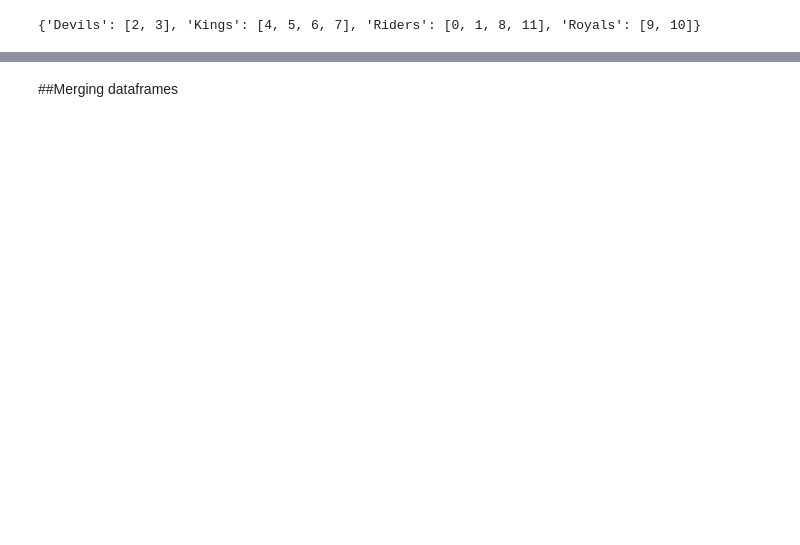
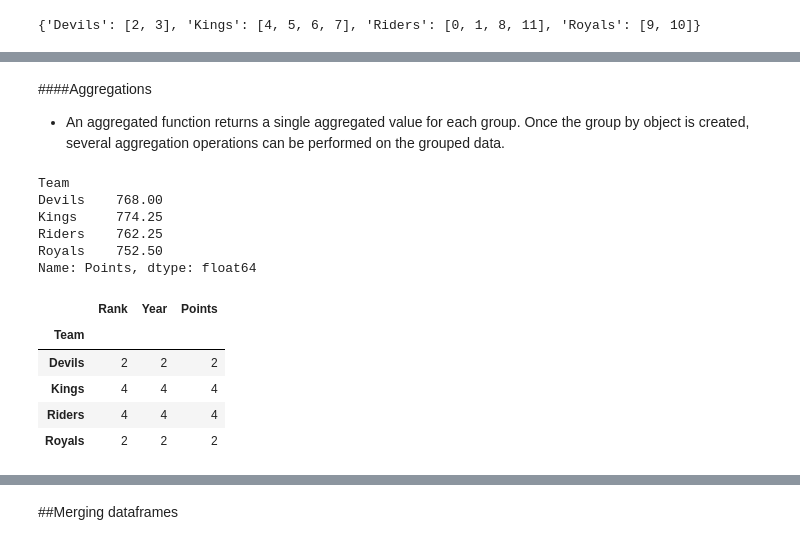
Before and after one commit to bhargav23/AI, a Jupyter notebook: Lab/APPLAB.ipynb, the cells around one changed output, grey strips where cells are left out. Saved outputs shown, nothing was run; the diff lists cells and outputs as text; code cells hidden in the pictures; blank space fills up the shorter version.

```diff
--- a/Lab/APPLAB.ipynb
+++ b/Lab/APPLAB.ipynb
@@ -1057,0 +1113,21 @@ df.groupby('Team').groups
+# %% [markdown]
+####Aggregations
+*   An aggregated function returns a single aggregated value for each group. Once the group by object is created, several aggregation operations can be performed on the grouped data.
+# %%
+g['Points'].agg(np.mean)
+# %% [output]
+Team
+Devils    768.00
+Kings     774.25
+Riders    762.25
+Royals    752.50
+Name: Points, dtype: float64
+# %%
+g.agg(np.size)
+# %% [output]
+|  | Rank | Year | Points |
+| Team |  |  |  |
+| Devils | 2 | 2 | 2 |
+| Kings | 4 | 4 | 4 |
+| Riders | 4 | 4 | 4 |
+| Royals | 2 | 2 | 2 |
```
Also changed, not shown: parts of 12 cells of this notebook.
